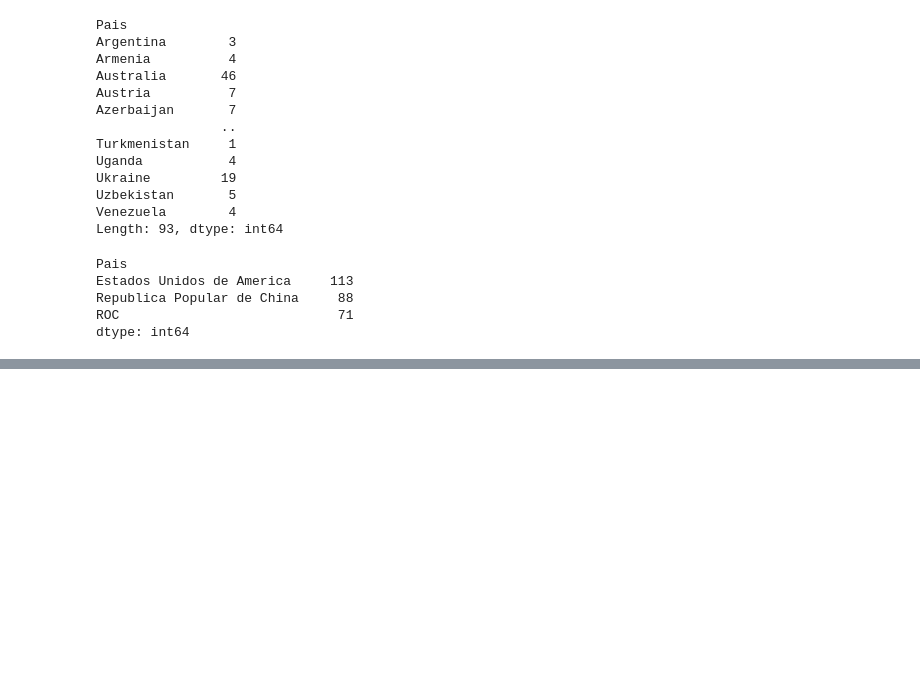
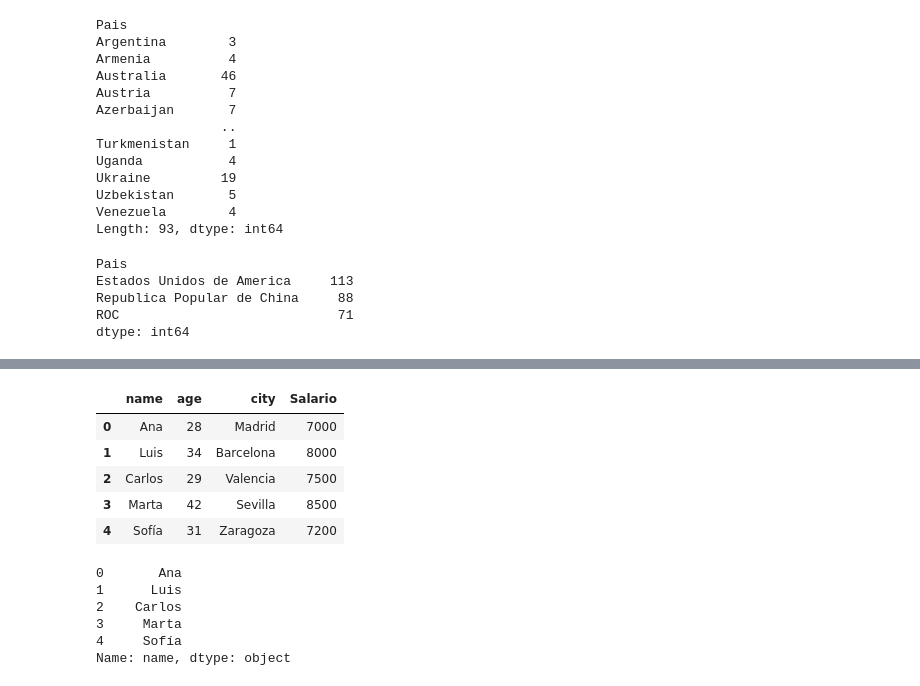
Before and after one commit to Bernardo-Mata/python-data-science, a Jupyter notebook: pandas.ipynb, the cells around one changed output, grey strips where cells are left out. Drawn from its saved outputs; the diff is of its cells as text; code cells hidden in the pictures; blank space fills up the shorter version.

```diff
--- a/pandas.ipynb
+++ b/pandas.ipynb
@@ -726,0 +756,20 @@ dtype: int64
+# %%
+df['Salario'] = df['Salario'] + 2000
+df
+# %% [output]
+|  | name | age | city | Salario |
+| 0 | Ana | 28 | Madrid | 7000 |
+| 1 | Luis | 34 | Barcelona | 8000 |
+| 2 | Carlos | 29 | Valencia | 7500 |
+| 3 | Marta | 42 | Sevilla | 8500 |
+| 4 | Sofía | 31 | Zaragoza | 7200 |
+# %%
+nombres = df['name']
+nombres
+# %% [output]
+0       Ana
+1      Luis
+2    Carlos
+3     Marta
+4     Sofía
+Name: name, dtype: object
```
Also changed, not shown: parts of 20 cells of this notebook.
